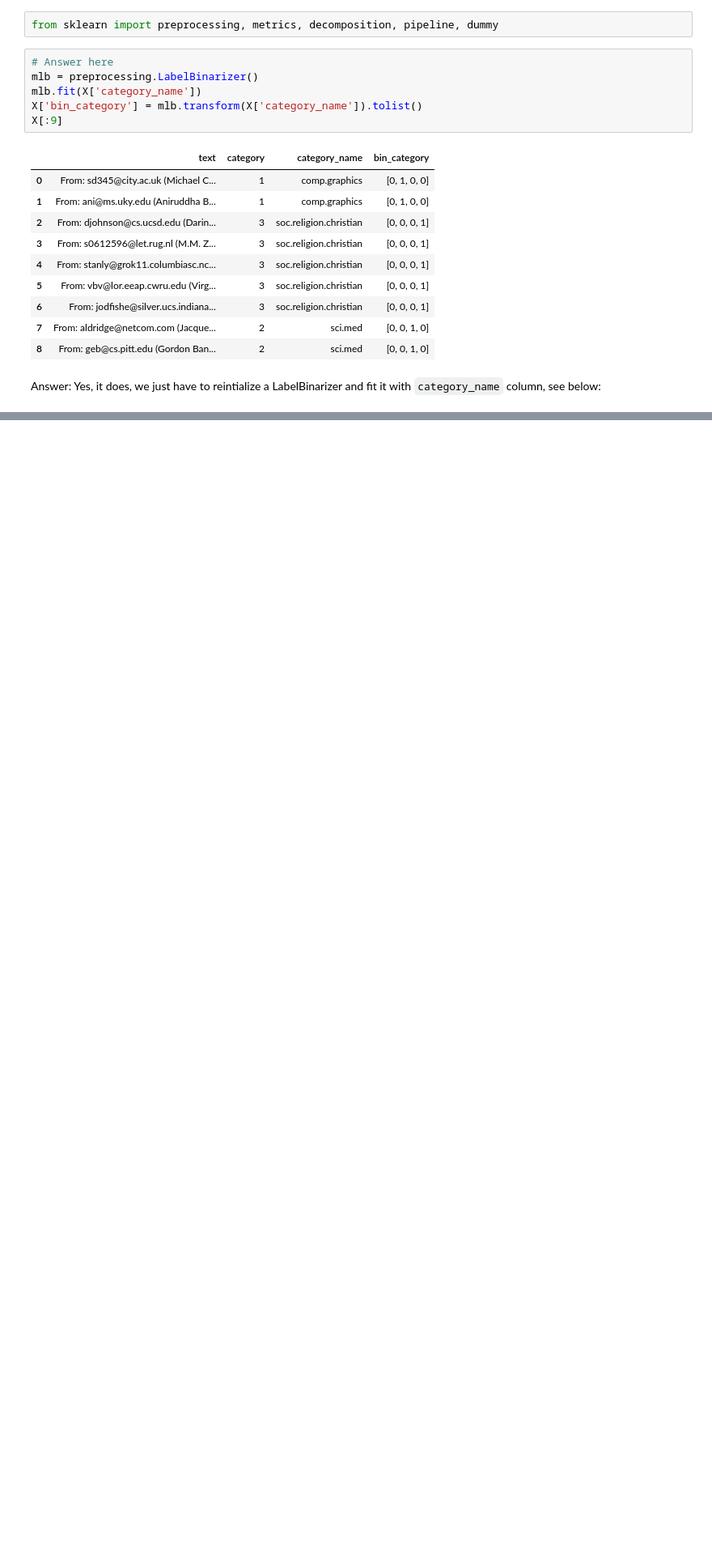
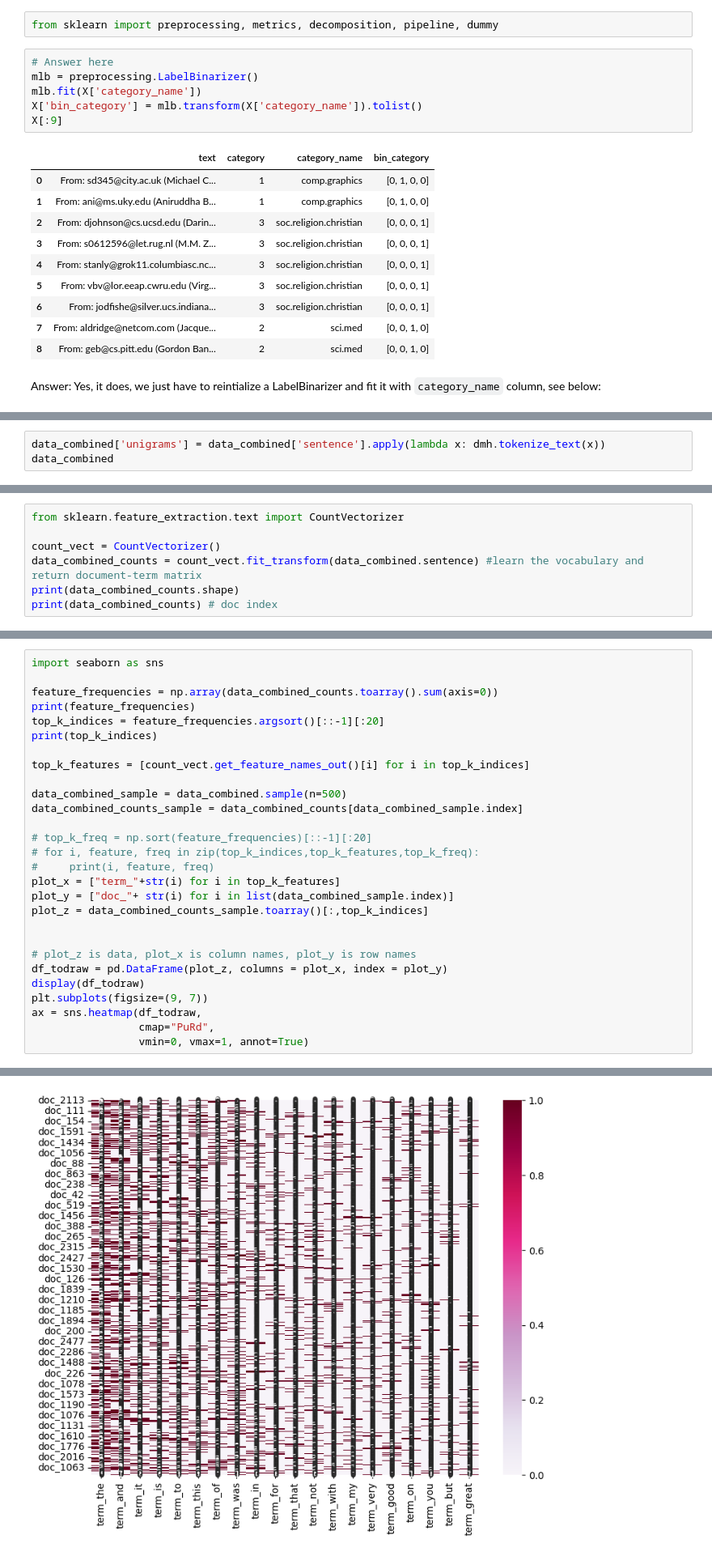
Before and after one commit to chihuahualee828/DM2023-Lab1-Master, a Jupyter notebook: Homework/DM2023-Lab1-Homework.ipynb, the cells around one changed output, grey strips where cells are left out. Shown at 81% size. Cells and saved outputs as stored; diff of their text form; blank space fills up the shorter version.

```diff
--- a/Homework/DM2023-Lab1-Homework.ipynb
+++ b/Homework/DM2023-Lab1-Homework.ipynb
@@ -534,0 +642,3 @@ Yes, it does, we just have to reintialize a LabelBinarizer and fit it with `cate
+# %%
+data_combined['unigrams'] = data_combined['sentence'].apply(lambda x: dmh.tokenize_text(x))
+data_combined
@@ -534,0 +661,7 @@ Yes, it does, we just have to reintialize a LabelBinarizer and fit it with `cate
+# %%
+from sklearn.feature_extraction.text import CountVectorizer
+
+count_vect = CountVectorizer()
+data_combined_counts = count_vect.fit_transform(data_combined.sentence) #learn the vocabulary and return document-term matrix
+print(data_combined_counts.shape)
+print(data_combined_counts) # doc index
@@ -534,0 +713,29 @@ Yes, it does, we just have to reintialize a LabelBinarizer and fit it with `cate
+# %%
+import seaborn as sns
+
+feature_frequencies = np.array(data_combined_counts.toarray().sum(axis=0))
+print(feature_frequencies)
+top_k_indices = feature_frequencies.argsort()[::-1][:20]
+print(top_k_indices)
+
+top_k_features = [count_vect.get_feature_names_out()[i] for i in top_k_indices]
+
+data_combined_sample = data_combined.sample(n=500)
+data_combined_counts_sample = data_combined_counts[data_combined_sample.index]
+
+# top_k_freq = np.sort(feature_frequencies)[::-1][:20]
+# for i, feature, freq in zip(top_k_indices,top_k_features,top_k_freq):
+#     print(i, feature, freq)
+plot_x = ["term_"+str(i) for i in top_k_features]
+plot_y = ["doc_"+ str(i) for i in list(data_combined_sample.index)]
+plot_z = data_combined_counts_sample.toarray()[:,top_k_indices]
+
+
+# plot_z is data, plot_x is column names, plot_y is row names
+df_todraw = pd.DataFrame(plot_z, columns = plot_x, index = plot_y)
+display(df_todraw)
+plt.subplots(figsize=(9, 7))
+ax = sns.heatmap(df_todraw,
+                 cmap="PuRd",
+                 vmin=0, vmax=1, annot=True)
+# %% [output]
@@ -534,0 +758 @@ Yes, it does, we just have to reintialize a LabelBinarizer and fit it with `cate
+[figure, added]
```
Also changed, not shown: parts of 58 cells of this notebook, 3 other files.
